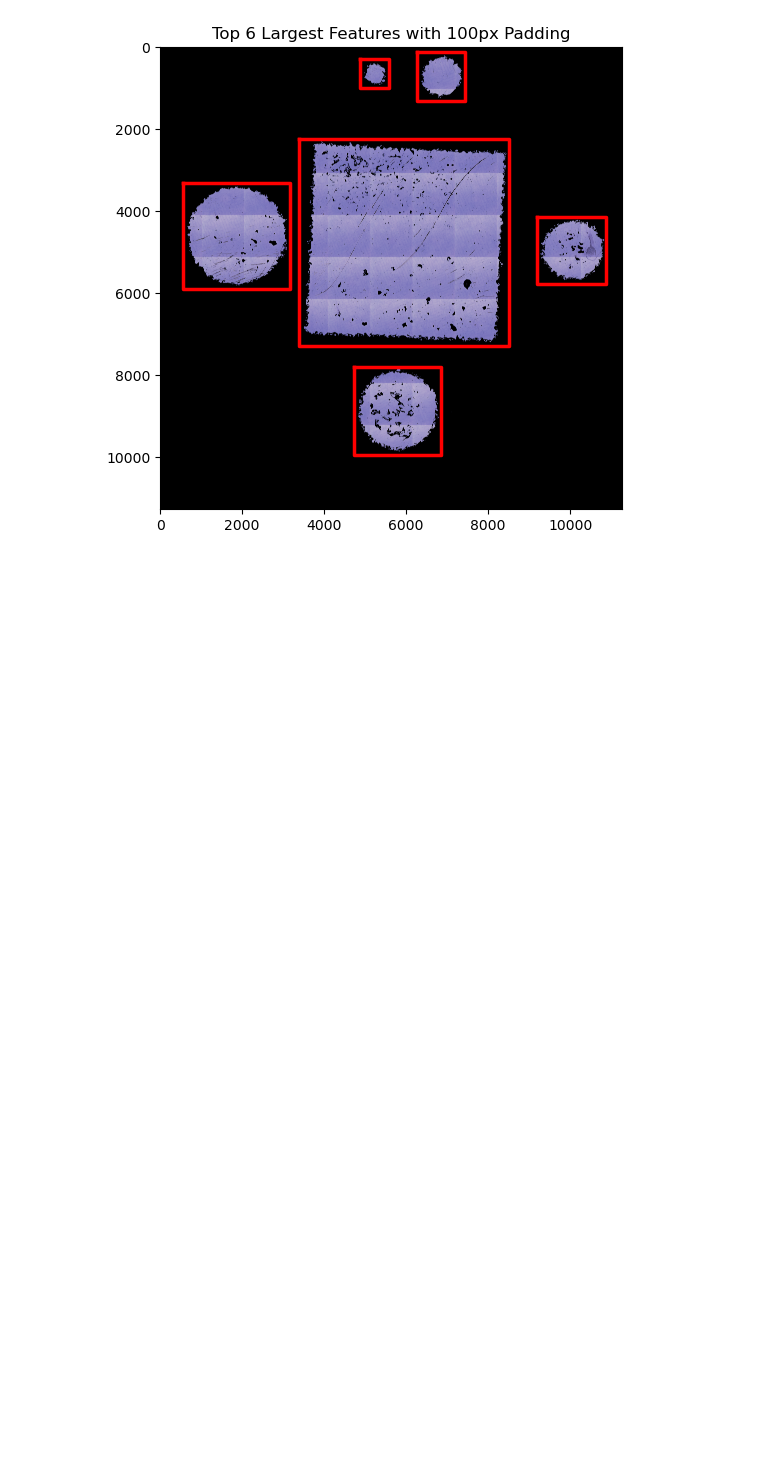
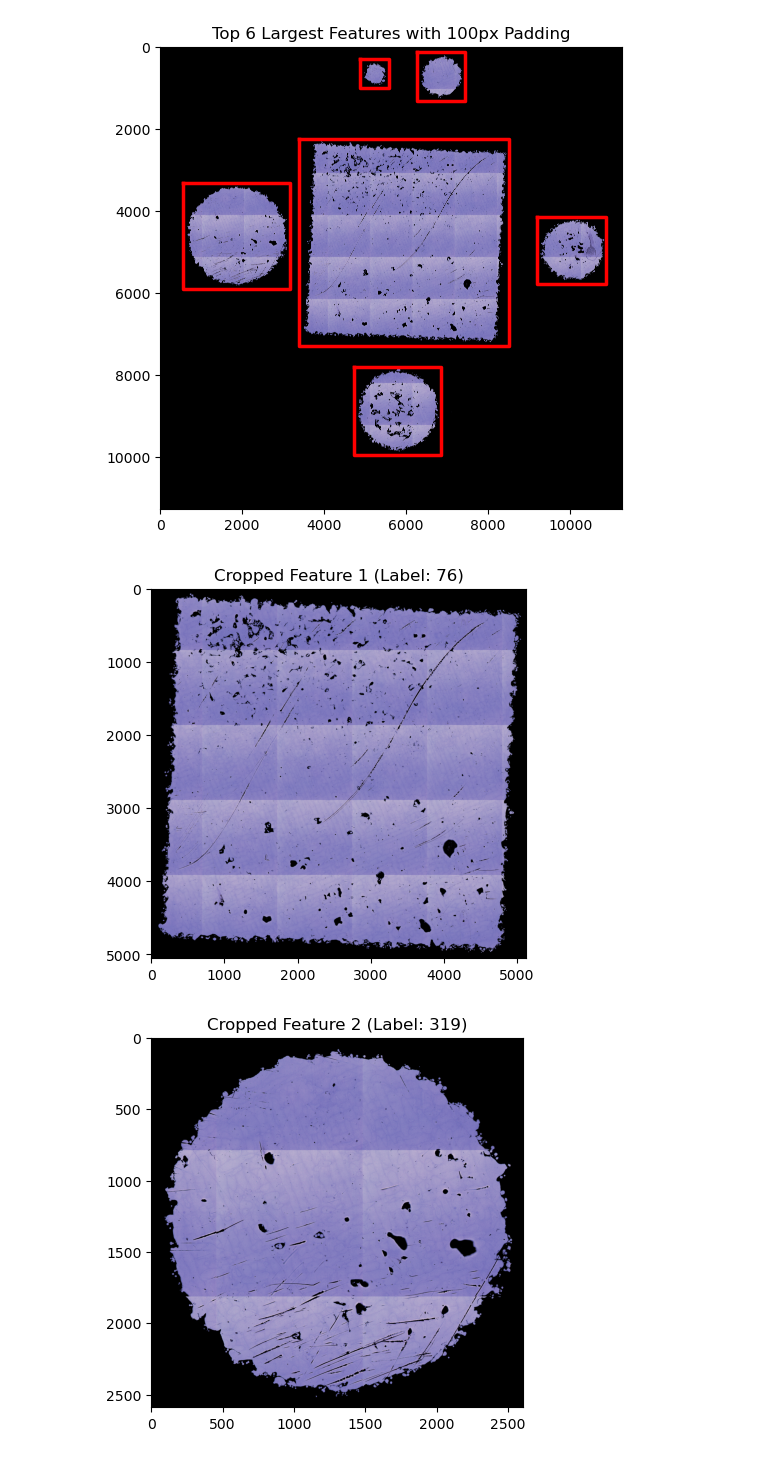
Before and after one commit to WunmiOlukoya/Porosity-analysis-Generic, a Jupyter notebook: notebooks/06-Multipart_trial.ipynb, the cells around one changed output. Saved outputs shown, nothing was run; the diff lists cells and outputs as text; code cells hidden in the pictures; blank space fills up the shorter version.

Commit message:
Feature - save each part on its own
In this commit:
- Part is cropped by itself.

```diff
--- a/notebooks/06-Multipart_trial.ipynb
+++ b/notebooks/06-Multipart_trial.ipynb
@@ -93,3 +92,26 @@ plt.show()
 # %% [output]
 [(76, (3395, 8517, 8517, 3395, 3395), (2225, 2225, 7279, 7279, 2225)), (319, (567, 3169, 3169, 567, 567), (3305, 3305, 5894, 5894, 3305)), (909, (4723, 6839, 6839, 4723, 4723), (7796, 7796, 9938, 9938 ...
 [figure]
+# %%
+# Loop through each feature to crop and display it
+for i, feature in enumerate(largest_features):
+    label_no = feature.label
+    minr, minc, maxr, maxc = feature.bbox
+
+    # Calculate padded bounding box coordinates
+    padded_minr = max(0, minr - padding)
+    padded_minc = max(0, minc - padding)
+    padded_maxr = min(img.shape[0], maxr + padding)
+    padded_maxc = min(img.shape[1], maxc + padding)
+
+    # Crop the feature from the original image
+    cropped_img = img[padded_minr:padded_maxr, padded_minc:padded_maxc]
+
+    # Create a new figure for each cropped feature
+    plt.figure()
+    plt.imshow(cropped_img, cmap=plt.cm.gray)
+    plt.title(f'Cropped Feature {i+1} (Label: {label_no})')
+    plt.show()
+# %% [output]
+[figure, added]
+[figure, added]
```
Also changed, not shown: parts of 2 cells of this notebook.
